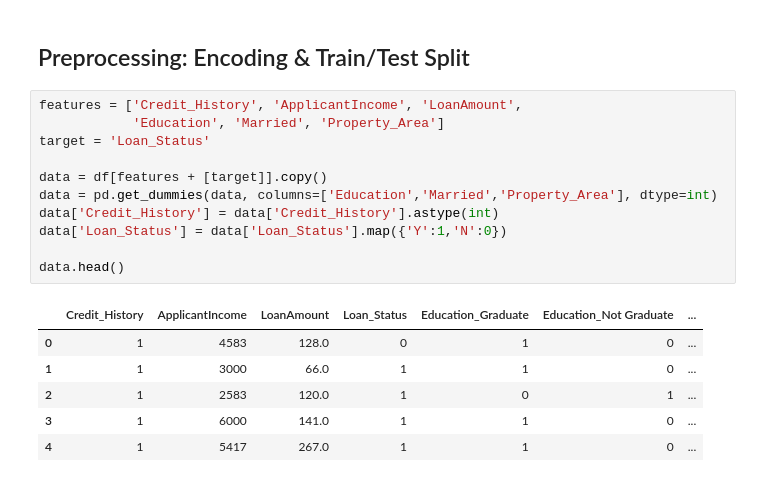
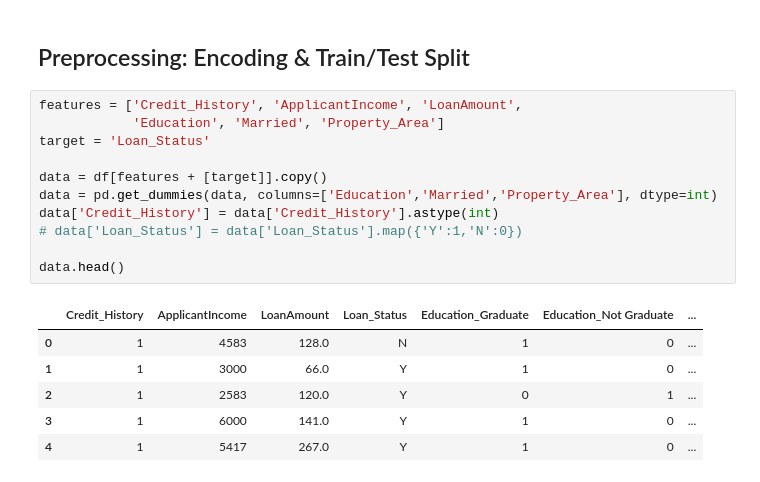
Before and after one commit to ARobin09/INFSCI0510, a Jupyter notebook: assignment4/assignment4.ipynb, the cells around one changed output. Drawn from its saved outputs; the diff is of its cells as text.

```diff
--- a/assignment4/assignment4.ipynb
+++ b/assignment4/assignment4.ipynb
@@ -101,21 +109,21 @@ The dataset contains 12 potential predictor columns. I selected 6 features and e
 # %%
 features = ['Credit_History', 'ApplicantIncome', 'LoanAmount',
             'Education', 'Married', 'Property_Area']
 target = 'Loan_Status'
 
 data = df[features + [target]].copy()
 data = pd.get_dummies(data, columns=['Education','Married','Property_Area'], dtype=int)
 data['Credit_History'] = data['Credit_History'].astype(int)
-data['Loan_Status'] = data['Loan_Status'].map({'Y':1,'N':0})
+# data['Loan_Status'] = data['Loan_Status'].map({'Y':1,'N':0})
 
 data.head()
 # %% [output]
 |  | Credit_History | ApplicantIncome | LoanAmount | Loan_Status | Education_Graduate | Education_Not Graduate | ... |
-| 0 | 1 | 4583 | 128.0 | 0 | 1 | 0 | ... |
-| 1 | 1 | 3000 | 66.0 | 1 | 1 | 0 | ... |
-| 2 | 1 | 2583 | 120.0 | 1 | 0 | 1 | ... |
-| 3 | 1 | 6000 | 141.0 | 1 | 1 | 0 | ... |
-| 4 | 1 | 5417 | 267.0 | 1 | 1 | 0 | ... |
+| 0 | 1 | 4583 | 128.0 | N | 1 | 0 | ... |
+| 1 | 1 | 3000 | 66.0 | Y | 1 | 0 | ... |
+| 2 | 1 | 2583 | 120.0 | Y | 0 | 1 | ... |
+| 3 | 1 | 6000 | 141.0 | Y | 1 | 0 | ... |
+| 4 | 1 | 5417 | 267.0 | Y | 1 | 0 | ... |
 # %%
 X = data.drop(columns=[target])
 y = data[target]
```
Also changed, not shown: parts of 21 cells of this notebook, 1 other file.
